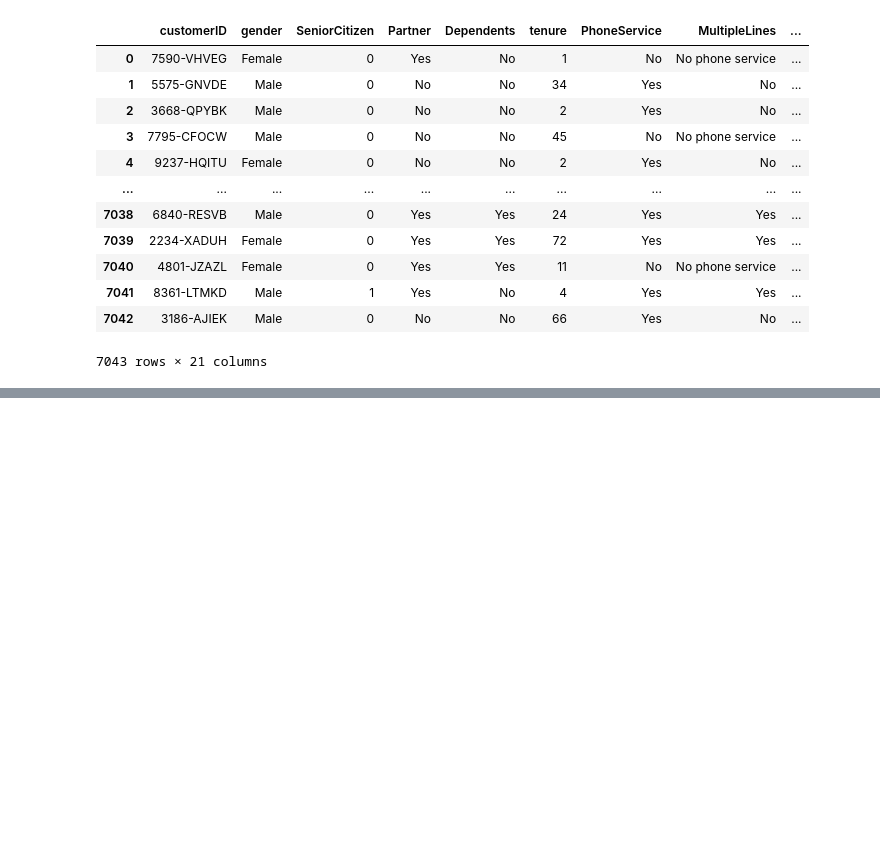
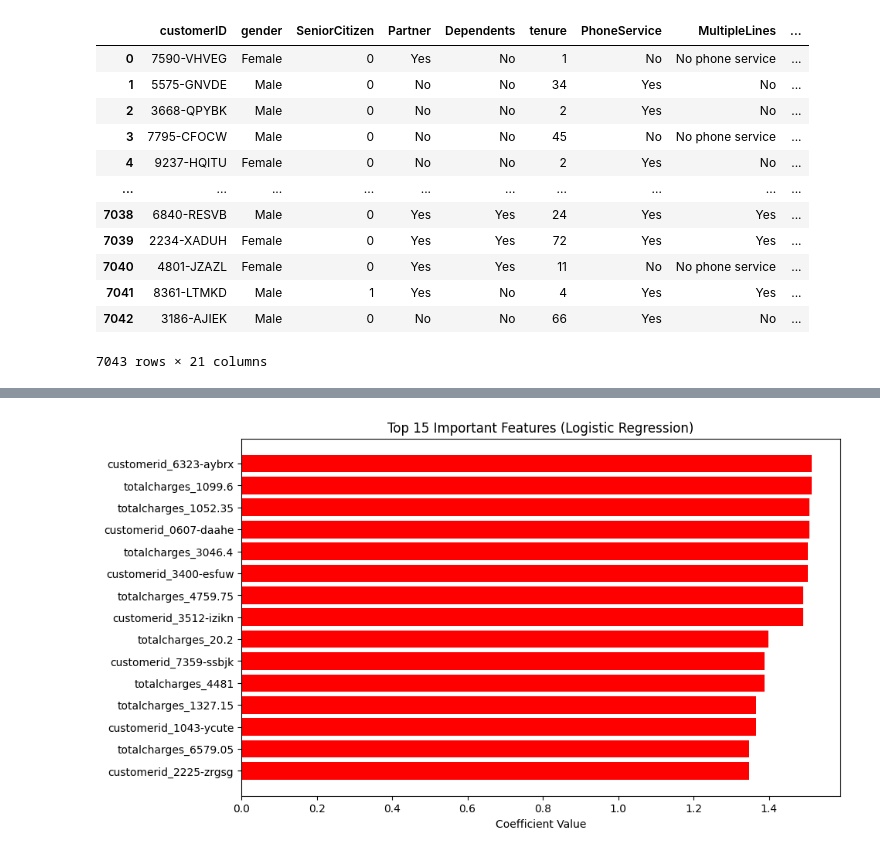
Before and after one commit to Rahafalrawas/Telco-Customer-Churn, a Jupyter notebook: ML.ipynb, the cells around one changed output, grey strips where cells are left out. Cells and saved outputs as stored; diff of their text form; code cells hidden in the pictures; blank space fills up the shorter version.

```diff
--- a/ML.ipynb
+++ b/ML.ipynb
@@ -354,0 +277,34 @@ Accuracy: 0.804982206405694
+# %%
+import matplotlib.pyplot as plt
+import numpy as np
+
+# استخراج أسماء الميزات
+feature_names = (
+    pipeline.named_steps['preprocessor']
+    .transformers_[0][2].tolist() +
+    pipeline.named_steps['preprocessor']
+    .transformers_[1][1].get_feature_names_out(categorical_cols).tolist()
+)
+
+coefficients = pipeline.named_steps['classifier'].coef_[0]
+
+importance = pd.DataFrame({
+    'Feature': feature_names,
+    'Coefficient': coefficients,
+    'AbsCoefficient': np.abs(coefficients)
+}).sort_values(by='AbsCoefficient', ascending=False)
+
+# اختيار أهم 15 ميزة
+top_features = importance.head(15)
+
+# ألوان: أحمر للميزات التي تزيد churn، أزرق للميزات التي تقلل churn
+colors = ['red' if c > 0 else 'blue' for c in top_features['Coefficient']]
+
+plt.figure(figsize=(10,6))
+plt.barh(top_features['Feature'], top_features['Coefficient'], color=colors)
+plt.xlabel("Coefficient Value")
+plt.title("Top 15 Important Features (Logistic Regression)")
+plt.gca().invert_yaxis()
+plt.show()
+# %% [output]
+[figure, added]
```
Also changed, not shown: parts of 29 cells of this notebook.
